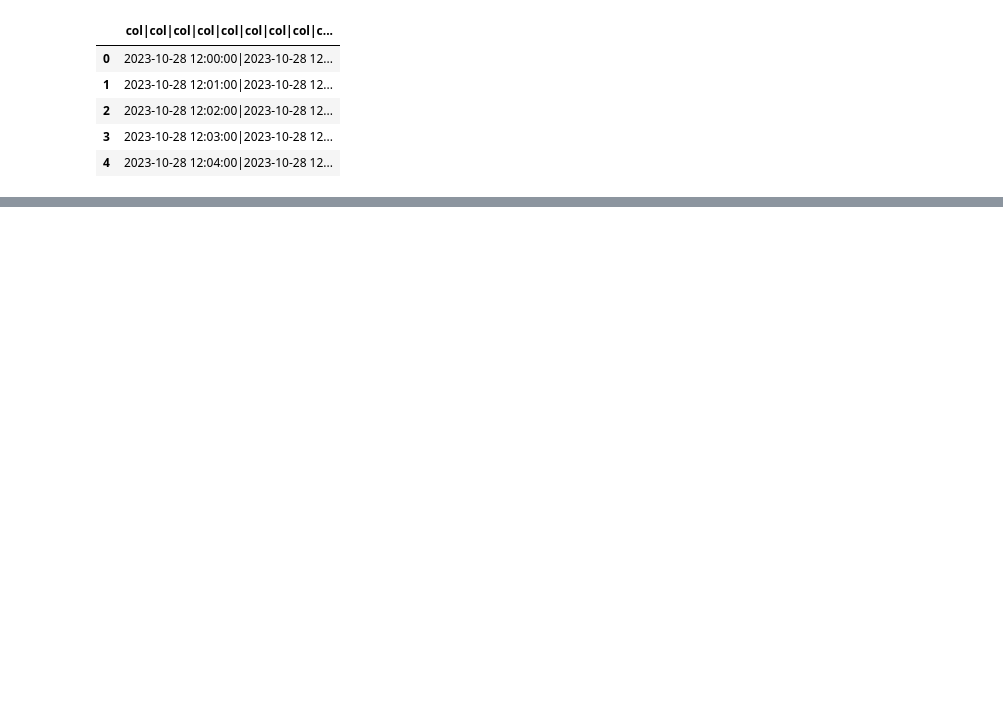
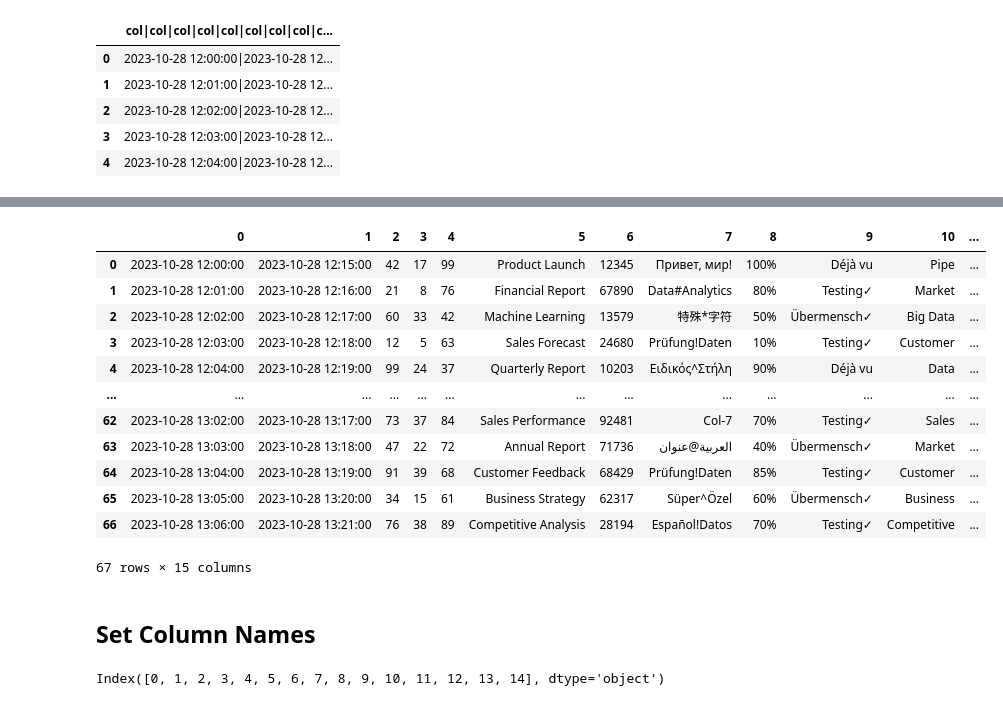
Before and after one commit to benkaan001/etl_playground, a Jupyter notebook: handle_unicode_characters.ipynb, the cells around one changed output, grey strips where cells are left out. Drawn from its saved outputs; the diff is of its cells as text; code cells hidden in the pictures; blank space fills up the shorter version.

```diff
--- a/handle_unicode_characters.ipynb
+++ b/handle_unicode_characters.ipynb
@@ -16,0 +98,4 @@ df.head()
+# %%
+# Create a new DataFrame by concatenating the split data
+new_df = pd.concat([df, split_data], axis=1)
+new_df
@@ -16,0 +116,25 @@ df.head()
+# %%
+# Drop the original column
+new_df = new_df.drop(df.columns[0], axis=1)
+new_df
+# %% [output]
+|  | 0 | 1 | 2 | 3 | 4 | 5 | 6 | 7 | 8 | 9 | 10 | ... |
+| 0 | 2023-10-28 12:00:00 | 2023-10-28 12:15:00 | 42 | 17 | 99 | Product Launch | 12345 | Привет, мир! | 100% | Déjà vu | Pipe | ... |
+| 1 | 2023-10-28 12:01:00 | 2023-10-28 12:16:00 | 21 | 8 | 76 | Financial Report | 67890 | Data#Analytics | 80% | Testing✓ | Market | ... |
+| 2 | 2023-10-28 12:02:00 | 2023-10-28 12:17:00 | 60 | 33 | 42 | Machine Learning | 13579 | 特殊*字符 | 50% | Übermensch✓ | Big Data | ... |
+| 3 | 2023-10-28 12:03:00 | 2023-10-28 12:18:00 | 12 | 5 | 63 | Sales Forecast | 24680 | Prüfung!Daten | 10% | Testing✓ | Customer | ... |
+| 4 | 2023-10-28 12:04:00 | 2023-10-28 12:19:00 | 99 | 24 | 37 | Quarterly Report | 10203 | Ειδικός^Στήλη | 90% | Déjà vu | Data | ... |
+| ... | ... | ... | ... | ... | ... | ... | ... | ... | ... | ... | ... | ... |
+| 62 | 2023-10-28 13:02:00 | 2023-10-28 13:17:00 | 73 | 37 | 84 | Sales Performance | 92481 | Col-7 | 70% | Testing✓ | Sales | ... |
+| 63 | 2023-10-28 13:03:00 | 2023-10-28 13:18:00 | 47 | 22 | 72 | Annual Report | 71736 | العربية@عنوان | 40% | Übermensch✓ | Market | ... |
+| 64 | 2023-10-28 13:04:00 | 2023-10-28 13:19:00 | 91 | 39 | 68 | Customer Feedback | 68429 | Prüfung!Daten | 85% | Testing✓ | Customer | ... |
+| 65 | 2023-10-28 13:05:00 | 2023-10-28 13:20:00 | 34 | 15 | 61 | Business Strategy | 62317 | Süper^Özel | 60% | Übermensch✓ | Business | ... |
+| 66 | 2023-10-28 13:06:00 | 2023-10-28 13:21:00 | 76 | 38 | 89 | Competitive Analysis | 28194 | Español!Datos | 70% | Testing✓ | Competitive | ... |
+67 rows × 15 columns
+# %% [markdown]
+## Set Column Names
+# %%
+# Check the existing column names
+new_df.columns
+# %% [output]
+Index([0, 1, 2, 3, 4, 5, 6, 7, 8, 9, 10, 11, 12, 13, 14], dtype='object')
```
Also changed, not shown: parts of 20 cells of this notebook.
